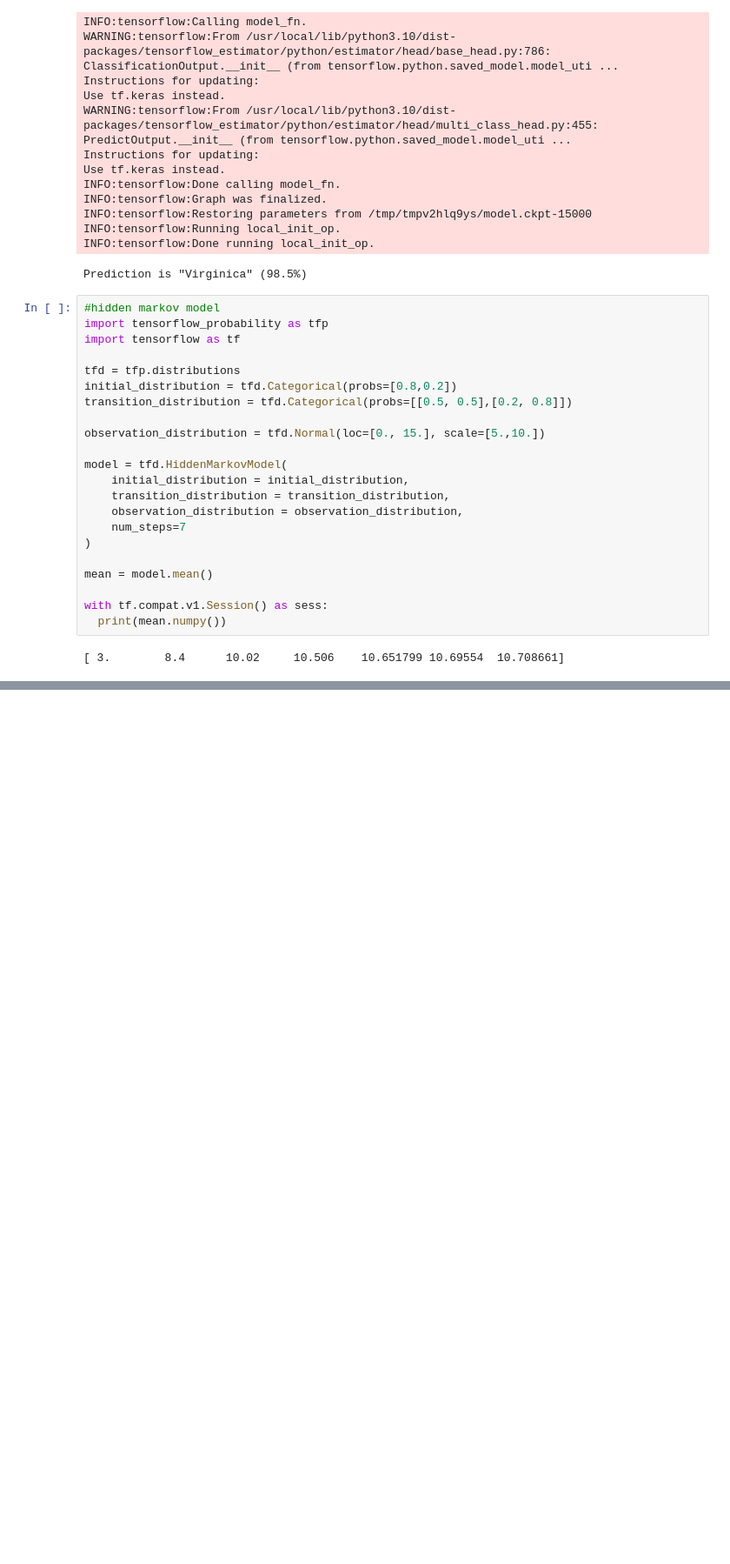
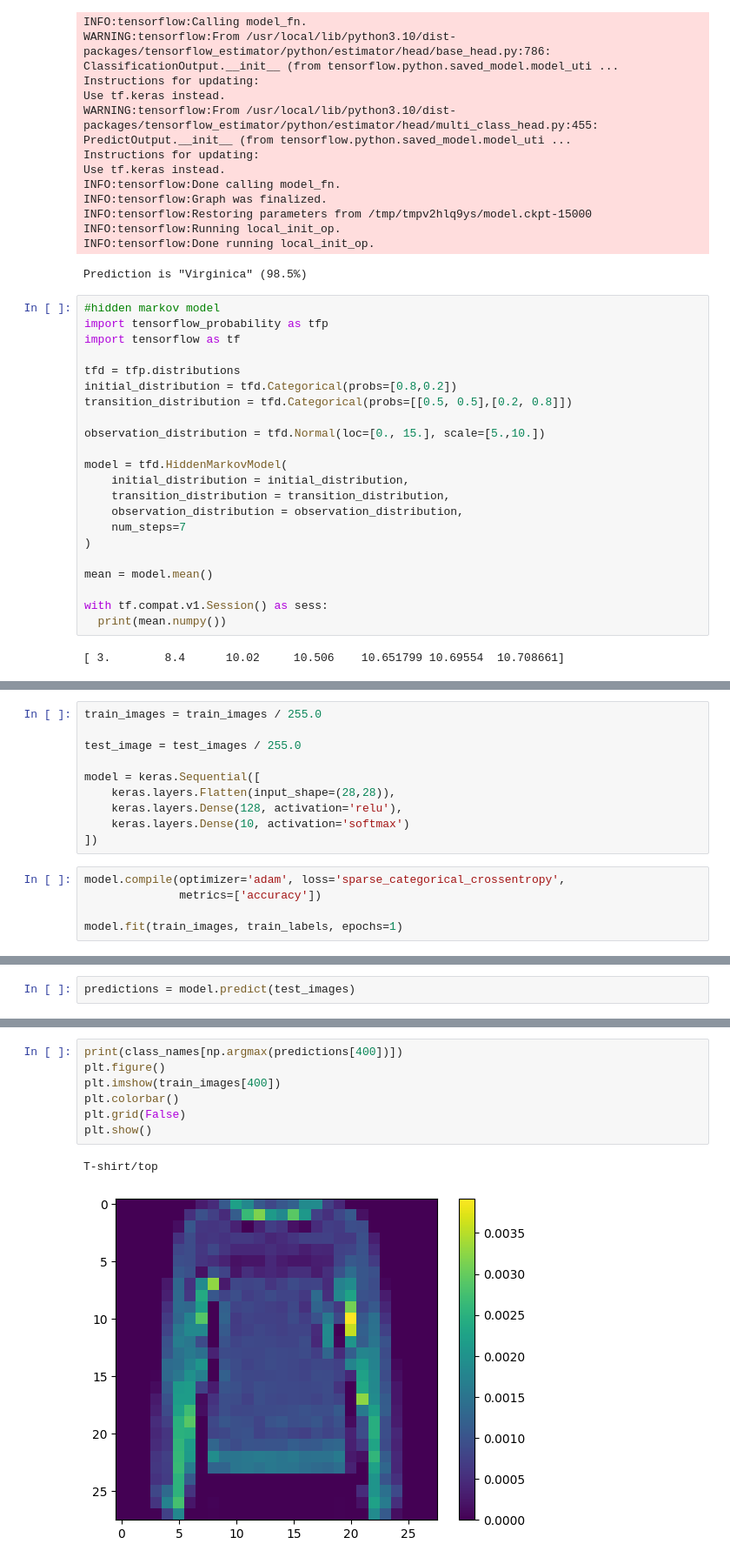
Before and after one commit to ten14301/tensorflow-learning, a Jupyter notebook: tensorflow-learning.ipynb, the cells around one changed output, grey strips where cells are left out. Shown: that part at 87% size. Cells and saved outputs as stored; diff of their text form; blank space fills up the shorter version.

```diff
--- a/tensorflow-learning.ipynb
+++ b/tensorflow-learning.ipynb
@@ -444,0 +472,15 @@ with tf.compat.v1.Session() as sess:
+# %%
+train_images = train_images / 255.0
+
+test_image = test_images / 255.0
+
+model = keras.Sequential([
+    keras.layers.Flatten(input_shape=(28,28)),
+    keras.layers.Dense(128, activation='relu'),
+    keras.layers.Dense(10, activation='softmax')
+])
+# %%
+model.compile(optimizer='adam', loss='sparse_categorical_crossentropy',
+              metrics=['accuracy'])
+
+model.fit(train_images, train_labels, epochs=1)
@@ -444,0 +497,2 @@ with tf.compat.v1.Session() as sess:
+# %%
+predictions = model.predict(test_images)
@@ -444,0 +501,10 @@ with tf.compat.v1.Session() as sess:
+# %%
+print(class_names[np.argmax(predictions[400])])
+plt.figure()
+plt.imshow(train_images[400])
+plt.colorbar()
+plt.grid(False)
+plt.show()
+# %% [output]
+T-shirt/top
+[figure, added]
```
Also changed, not shown: parts of 5 cells of this notebook.
